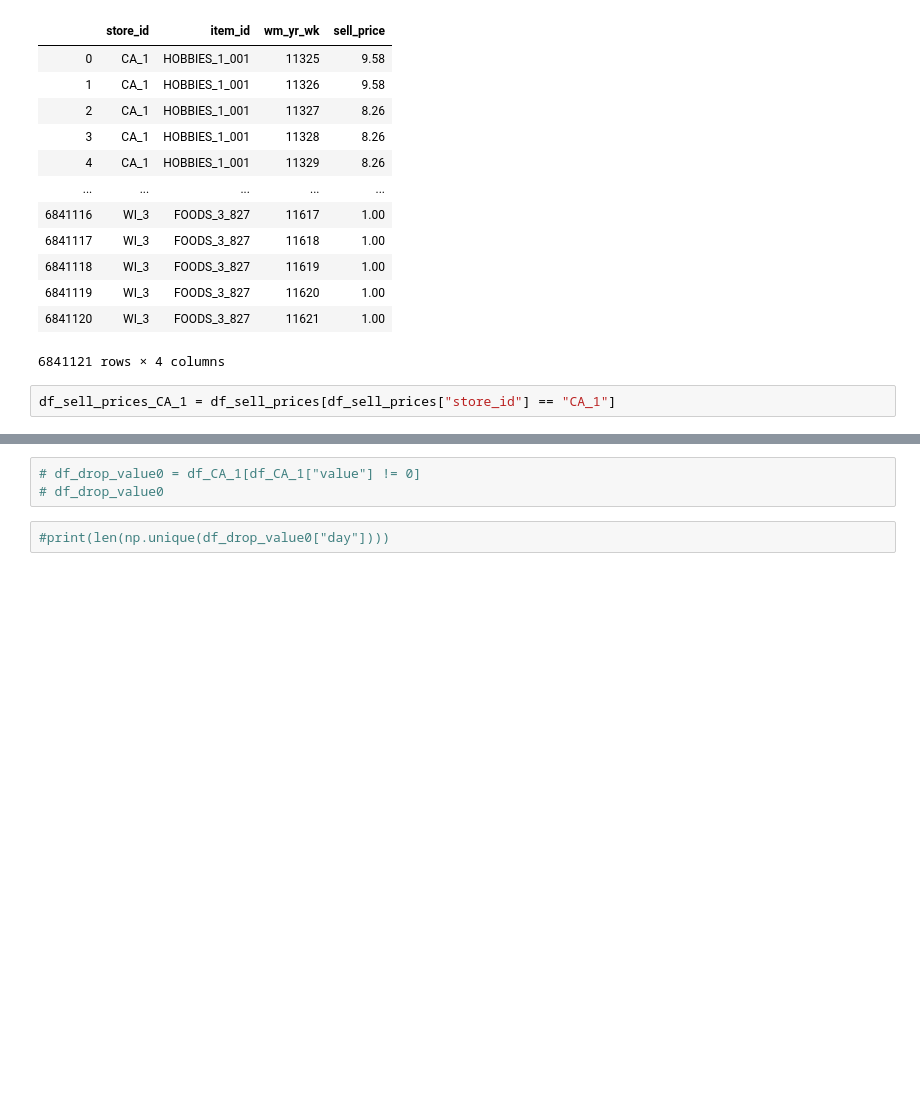
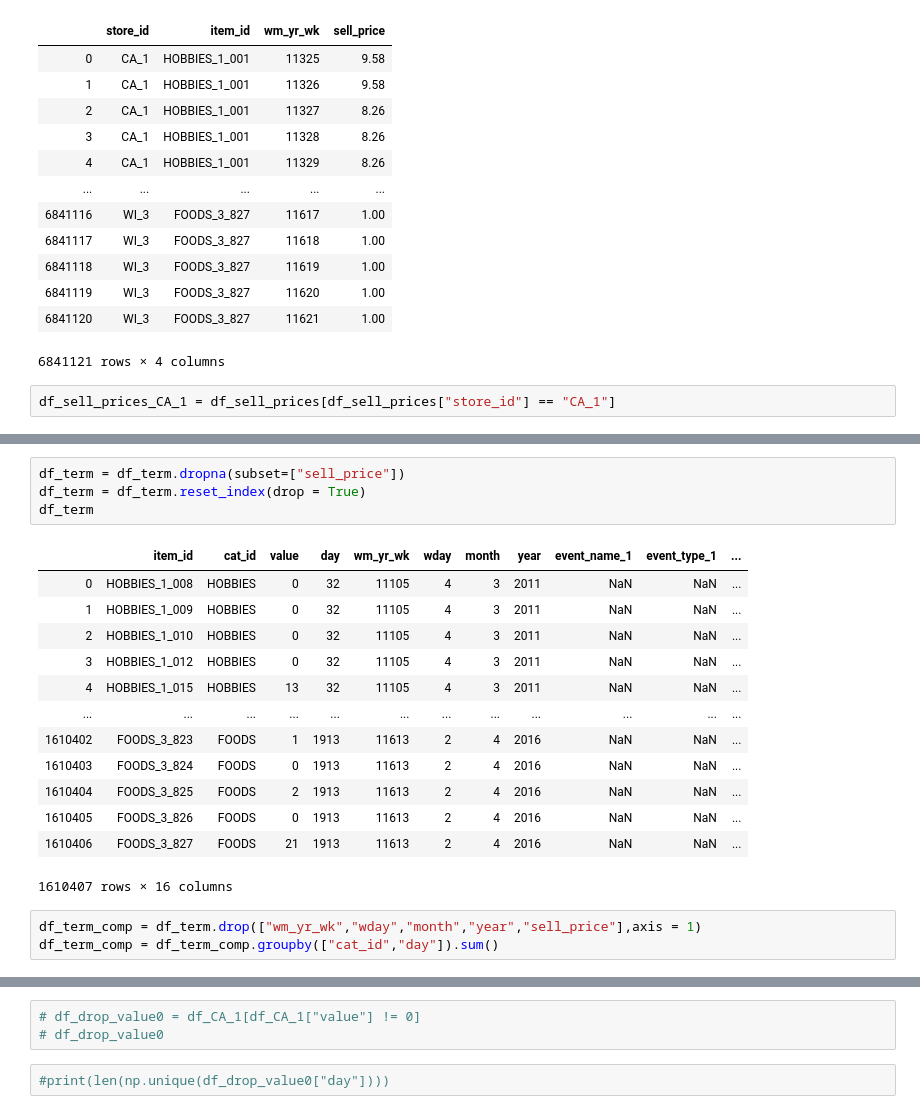
Before and after one commit to TAIR-Project/kaggle-m5-accuracy, a Jupyter notebook: m5_analysis-checkpoint.ipynb, the cells around one changed output, grey strips where cells are left out. Saved outputs shown, nothing was run; the diff lists cells and outputs as text; blank space fills up the shorter version.

```diff
--- a/m5_analysis-checkpoint.ipynb
+++ b/m5_analysis-checkpoint.ipynb
@@ -378,0 +380,21 @@ df_term
+# %%
+df_term = df_term.dropna(subset=["sell_price"])
+df_term = df_term.reset_index(drop = True)
+df_term
+# %% [output]
+|  | item_id | cat_id | value | day | wm_yr_wk | wday | month | year | event_name_1 | event_type_1 | ... |
+| 0 | HOBBIES_1_008 | HOBBIES | 0 | 32 | 11105 | 4 | 3 | 2011 | NaN | NaN | ... |
+| 1 | HOBBIES_1_009 | HOBBIES | 0 | 32 | 11105 | 4 | 3 | 2011 | NaN | NaN | ... |
+| 2 | HOBBIES_1_010 | HOBBIES | 0 | 32 | 11105 | 4 | 3 | 2011 | NaN | NaN | ... |
+| 3 | HOBBIES_1_012 | HOBBIES | 0 | 32 | 11105 | 4 | 3 | 2011 | NaN | NaN | ... |
+| 4 | HOBBIES_1_015 | HOBBIES | 13 | 32 | 11105 | 4 | 3 | 2011 | NaN | NaN | ... |
+| ... | ... | ... | ... | ... | ... | ... | ... | ... | ... | ... | ... |
+| 1610402 | FOODS_3_823 | FOODS | 1 | 1913 | 11613 | 2 | 4 | 2016 | NaN | NaN | ... |
+| 1610403 | FOODS_3_824 | FOODS | 0 | 1913 | 11613 | 2 | 4 | 2016 | NaN | NaN | ... |
+| 1610404 | FOODS_3_825 | FOODS | 2 | 1913 | 11613 | 2 | 4 | 2016 | NaN | NaN | ... |
+| 1610405 | FOODS_3_826 | FOODS | 0 | 1913 | 11613 | 2 | 4 | 2016 | NaN | NaN | ... |
+| 1610406 | FOODS_3_827 | FOODS | 21 | 1913 | 11613 | 2 | 4 | 2016 | NaN | NaN | ... |
+1610407 rows × 16 columns
+# %%
+df_term_comp = df_term.drop(["wm_yr_wk","wday","month","year","sell_price"],axis = 1)
+df_term_comp = df_term_comp.groupby(["cat_id","day"]).sum()
```
Also changed, not shown: parts of 4 cells of this notebook.
